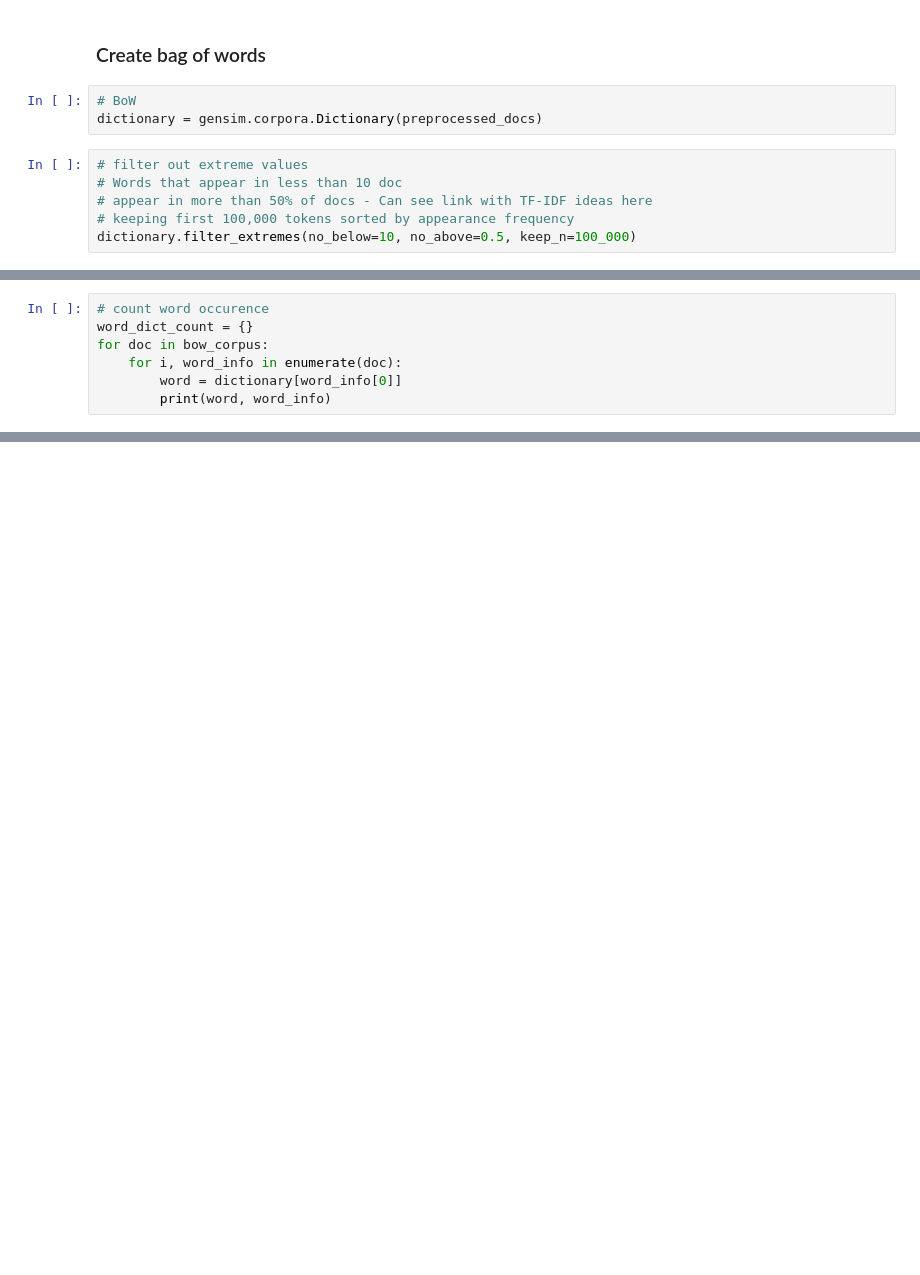
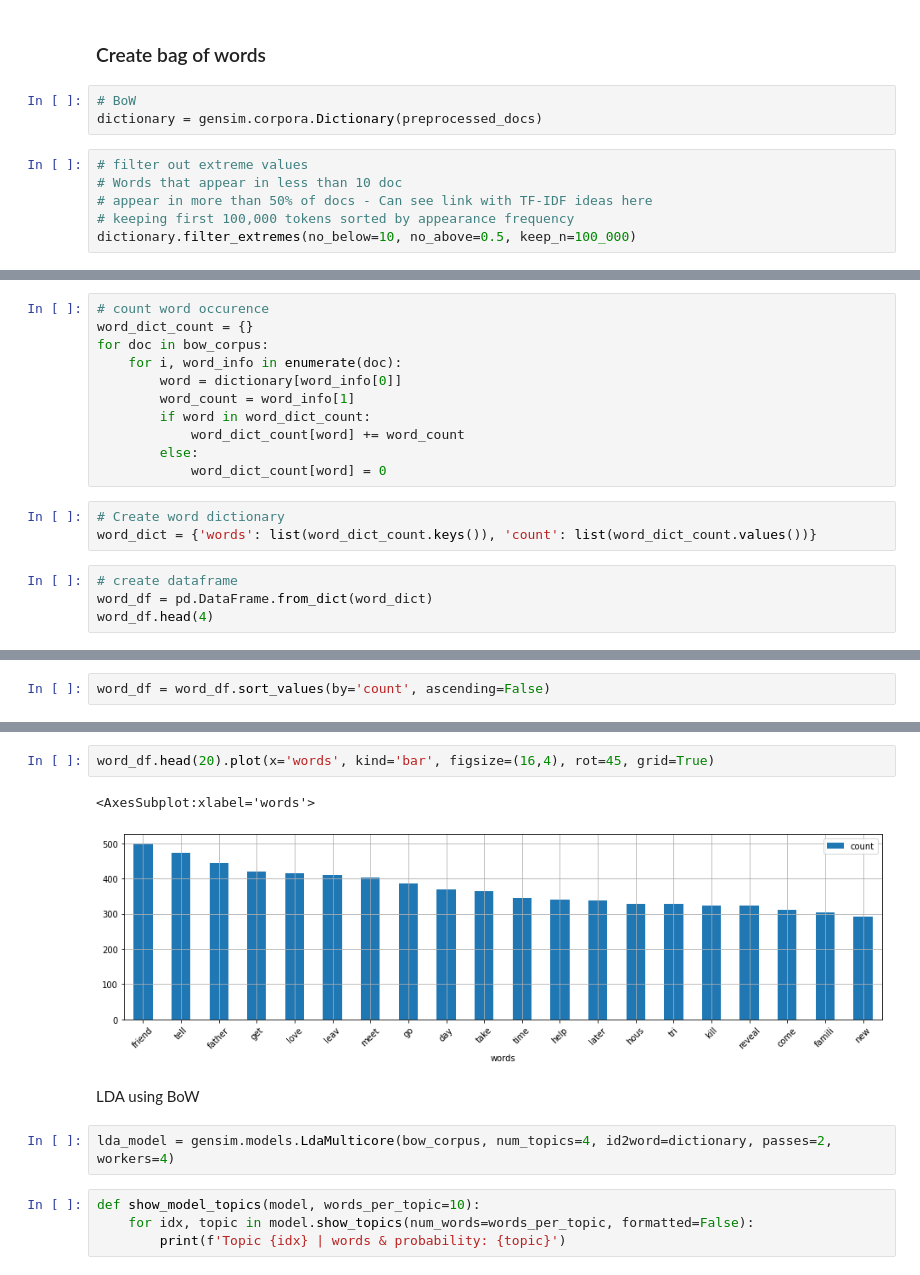
Before and after one commit to JordanSimba/knowledge-graphs, a Jupyter notebook: OverviewNotes.ipynb, the cells around one changed output, grey strips where cells are left out. Drawn from its saved outputs; the diff is of its cells as text; blank space fills up the shorter version.

```diff
--- a/OverviewNotes.ipynb
+++ b/OverviewNotes.ipynb
@@ -147,4 +206,15 @@ word_dict_count = {}
 for doc in bow_corpus:
     for i, word_info in enumerate(doc):
         word = dictionary[word_info[0]]
-        print(word, word_info)
+        word_count = word_info[1]
+        if word in word_dict_count:
+            word_dict_count[word] += word_count
+        else:
+            word_dict_count[word] = 0
+# %%
+# Create word dictionary
+word_dict = {'words': list(word_dict_count.keys()), 'count': list(word_dict_count.values())}
+# %%
+# create dataframe
+word_df = pd.DataFrame.from_dict(word_dict)
+word_df.head(4)
@@ -150,0 +227,2 @@ for doc in bow_corpus:
+# %%
+word_df = word_df.sort_values(by='count', ascending=False)
@@ -150,0 +236,13 @@ for doc in bow_corpus:
+# %%
+word_df.head(20).plot(x='words', kind='bar', figsize=(16,4), rot=45, grid=True)
+# %% [output]
+<AxesSubplot:xlabel='words'>
+[figure, added]
+# %% [markdown]
+LDA using BoW
+# %%
+lda_model = gensim.models.LdaMulticore(bow_corpus, num_topics=4, id2word=dictionary, passes=2, workers=4)
+# %%
+def show_model_topics(model, words_per_topic=10):
+    for idx, topic in model.show_topics(num_words=words_per_topic, formatted=False):
+        print(f'Topic {idx} | words & probability: {topic}')
```
Also changed, not shown: parts of 37 cells of this notebook.
